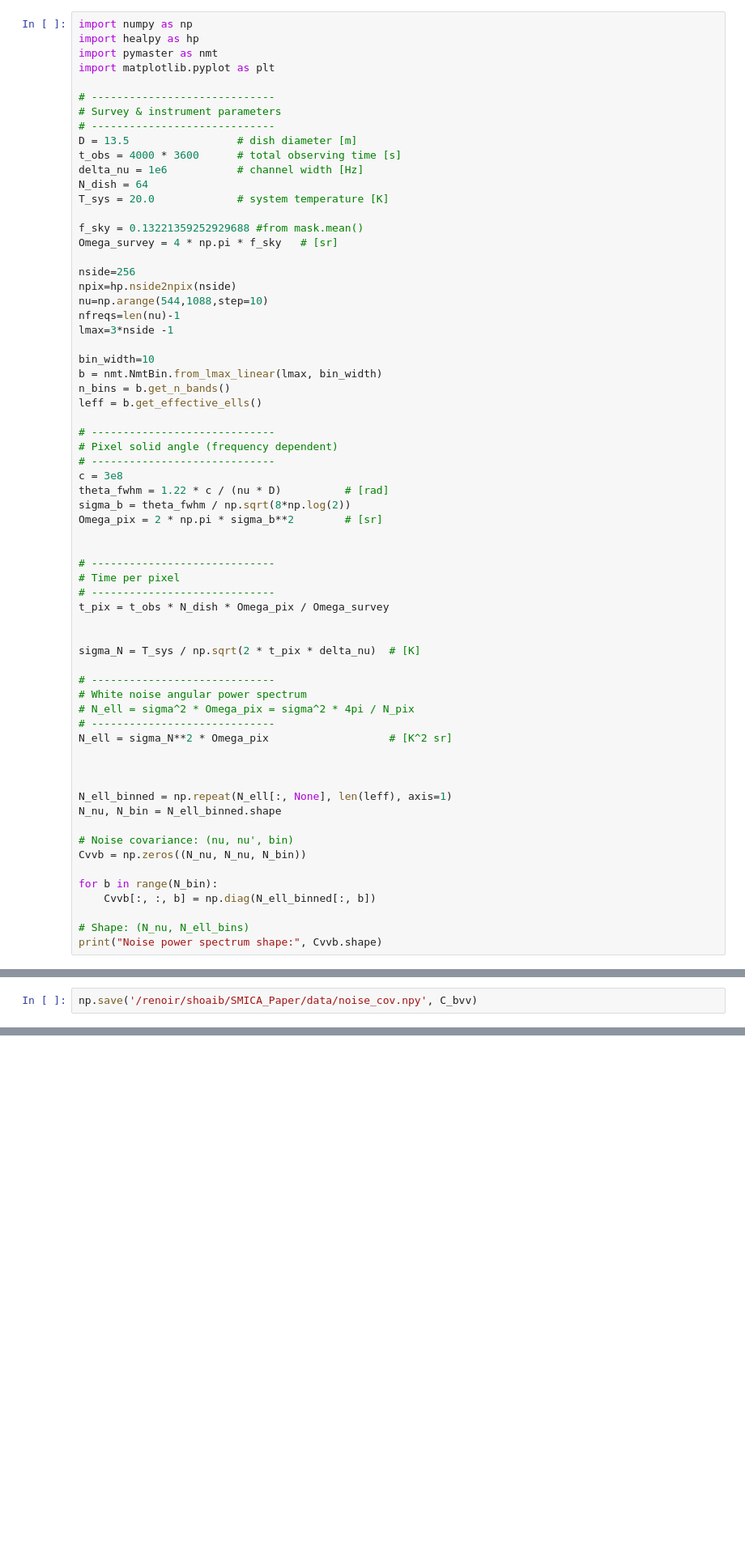
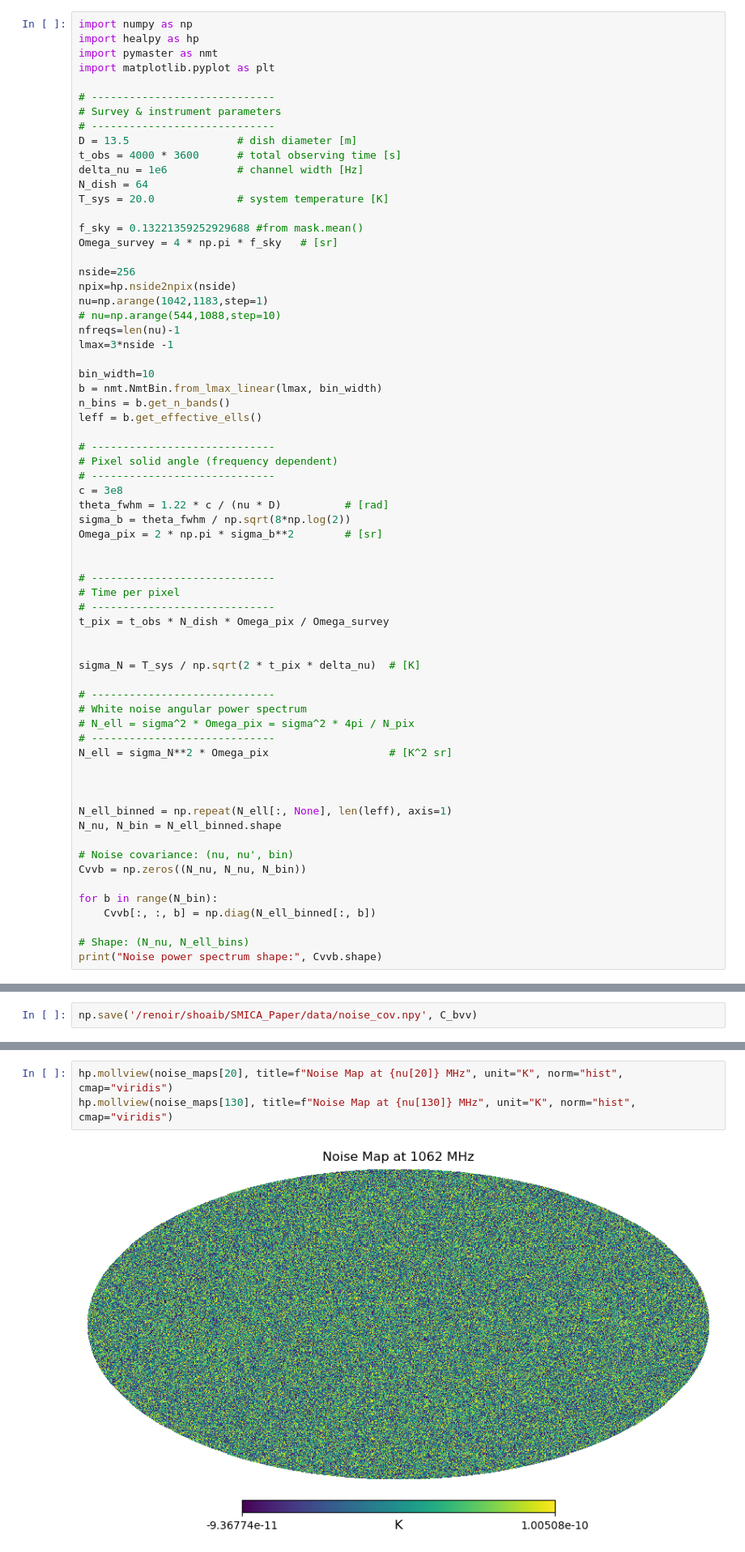
Before and after one commit to urwa99/SMICA_Paper, a Jupyter notebook: Notebooks_1/generate_th_noise.ipynb, the cells around one changed output, grey strips where cells are left out. Shown at 81% size. Cells and saved outputs as stored; diff of their text form; blank space fills up the shorter version.

```diff
--- a/Notebooks_1/generate_th_noise.ipynb
+++ b/Notebooks_1/generate_th_noise.ipynb
@@ -18,7 +18,8 @@ Omega_survey = 4 * np.pi * f_sky   # [sr]
 
 nside=256
 npix=hp.nside2npix(nside)
-nu=np.arange(544,1088,step=10)
+nu=np.arange(1042,1183,step=1)
+# nu=np.arange(544,1088,step=10)
 nfreqs=len(nu)-1
 lmax=3*nside -1
 
@@ -119,0 +128,5 @@ np.save('/renoir/shoaib/SMICA_Paper/data/noise_maps.npy', noise_maps)
+# %%
+hp.mollview(noise_maps[20], title=f"Noise Map at {nu[20]} MHz", unit="K", norm="hist", cmap="viridis")
+hp.mollview(noise_maps[130], title=f"Noise Map at {nu[130]} MHz", unit="K", norm="hist", cmap="viridis")
+# %% [output]
+[figure, added]
```
Also changed, not shown: parts of 6 cells of this notebook.
